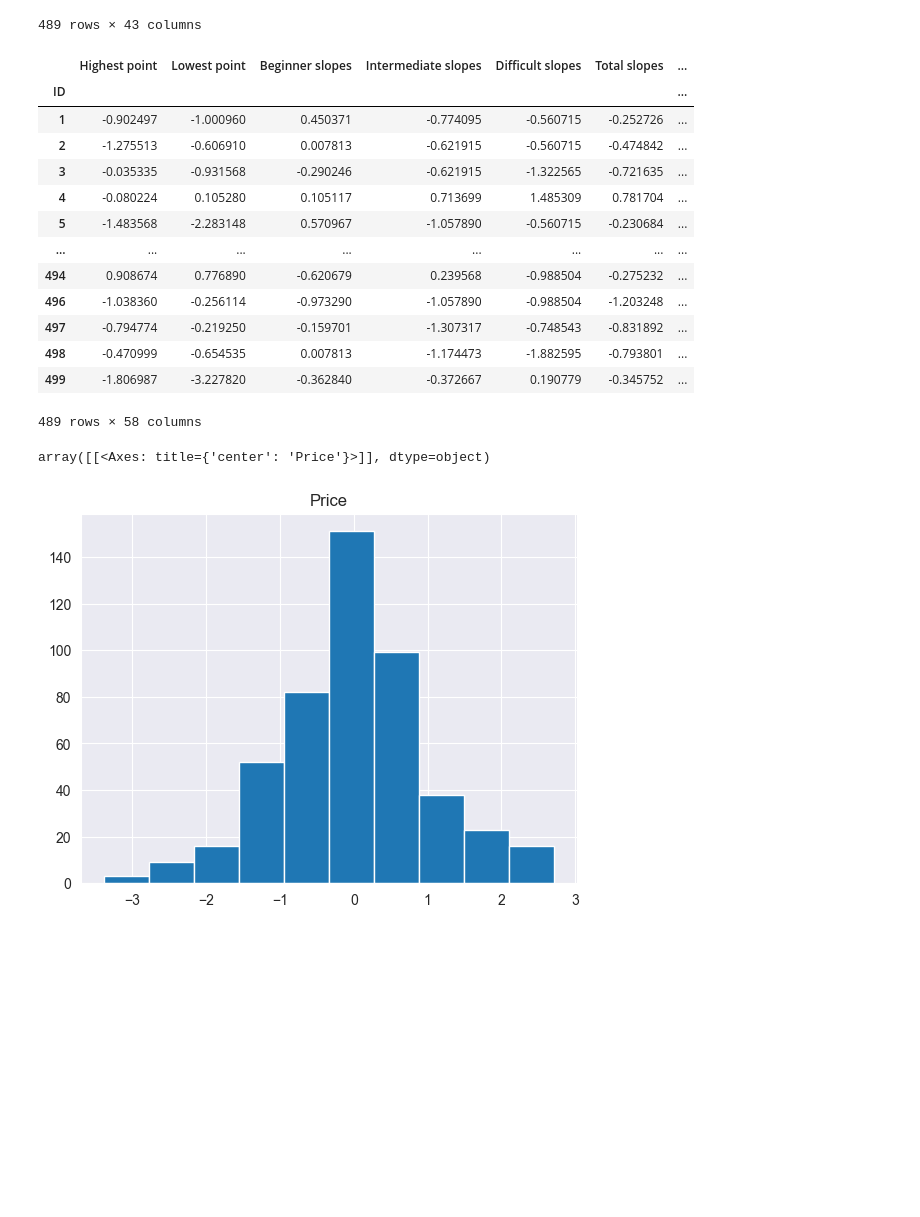
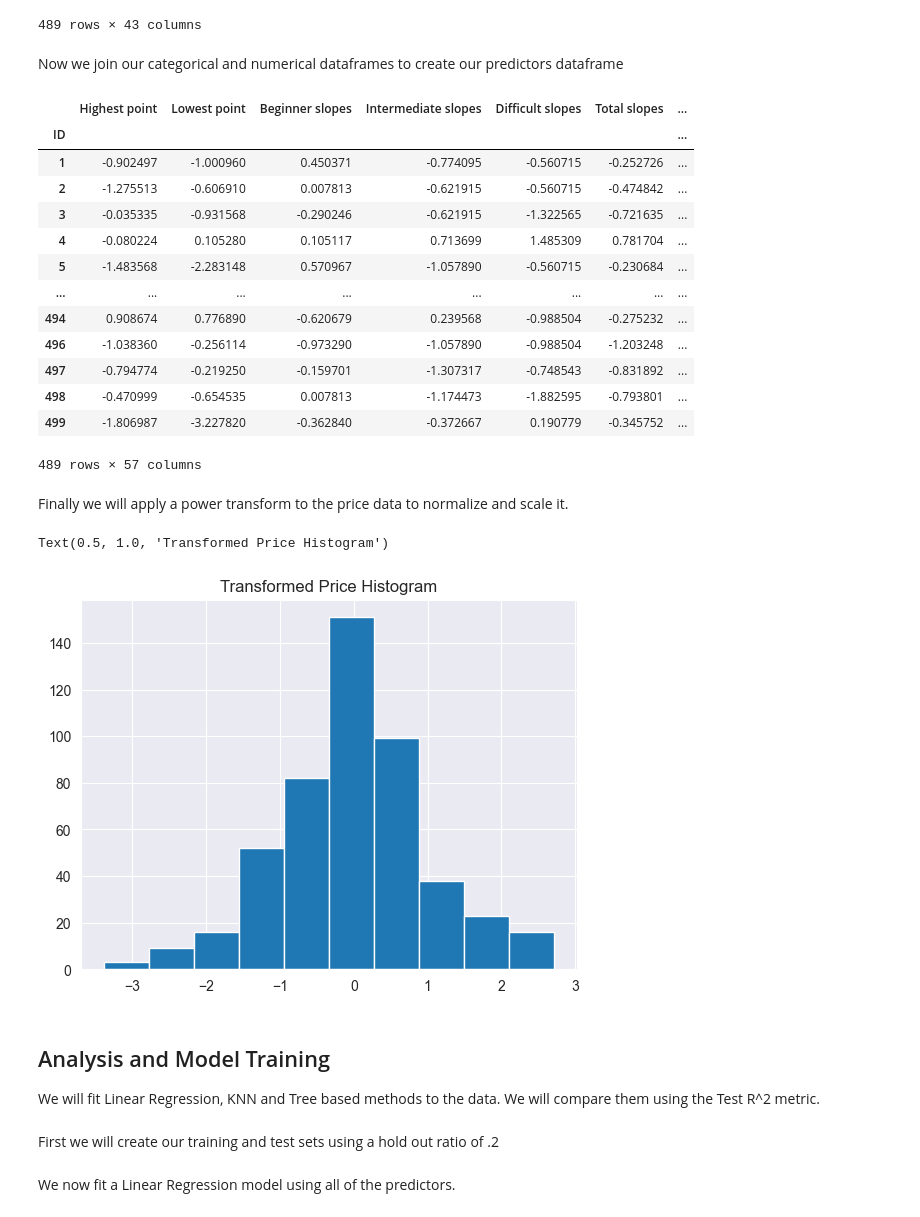
Before and after one commit to chernobylx/SkiMLProject, a Jupyter notebook: ski.ipynb, the cells around one changed output. Saved outputs shown, nothing was run; the diff lists cells and outputs as text; code cells hidden in the pictures; blank space fills up the shorter version.

```diff
--- a/ski.ipynb
+++ b/ski.ipynb
@@ -124 +212,3 @@ sns.scatterplot(resorts, x = 'Longest run', y = 'Total lifts', alpha = .2)
+# %%
+resorts = resorts.drop(['Longest run'], axis = 1)
 # %%
@@ -146,4 +241,4 @@ sns.scatterplot(data = resorts, x = 'Total lifts', y = 'Lift capacity', hue = 'P
 # %%
-yes_true = {'Yes': True, 'No': False}
+yes_true = {'Yes': 1, 'No': 0}
 resorts = resorts.replace({'Child friendly': yes_true, 'Snowparks': yes_true, 'Nightskiing': yes_true, 'Summer skiing': yes_true})
 # %%
@@ -354,6 +390,8 @@ X_cat_encoded
 | 498 | 0.0 | 0.0 | 1.0 | 0.0 | 0.0 | ... |
 | 499 | 0.0 | 0.0 | 0.0 | 0.0 | 0.0 | ... |
 489 rows × 43 columns
+# %% [markdown]
+Now we join our categorical and numerical dataframes to create our predictors dataframe
 # %%
 preds = X_num_transformed.join(X_cat_encoded)
 preds
@@ -371,13 +409,21 @@ preds
 | 497 | -0.794774 | -0.219250 | -0.159701 | -1.307317 | -0.748543 | -0.831892 | ... |
 | 498 | -0.470999 | -0.654535 | 0.007813 | -1.174473 | -1.882595 | -0.793801 | ... |
 | 499 | -1.806987 | -3.227820 | -0.362840 | -0.372667 | 0.190779 | -0.345752 | ... |
-489 rows × 58 columns
+489 rows × 57 columns
+# %% [markdown]
+Finally we will apply a power transform to the price data to normalize and scale it.
 # %%
 pty = PowerTransformer()
 response = pd.DataFrame(pty.fit_transform(y), columns = pty.get_feature_names_out(), index = y.index)
 response.hist()
+plt.title('Transformed Price Histogram')
 # %% [output]
-array([[<Axes: title={'center': 'Price'}>]], dtype=object)
+Text(0.5, 1.0, 'Transformed Price Histogram')
-[figure, old version]
+[figure, new version]
+# %% [markdown]
+## Analysis and Model Training
+We will fit Linear Regression, KNN and Tree based methods to the data. We will compare them using the Test R^2 metric.
+# %% [markdown]
+First we will create our training and test sets using a hold out ratio of .2
 # %%
 from sklearn.linear_model import LinearRegression
@@ -385,2 +432,4 @@ from sklearn.model_selection import train_test_split
 X_train, X_test, y_train, y_test = train_test_split(preds, response, test_size = 0.2, random_state = 42)
+# %% [markdown]
+We now fit a Linear Regression model using all of the predictors.
 # %%
```
Also changed, not shown: parts of 91 cells of this notebook, 1 other file.
